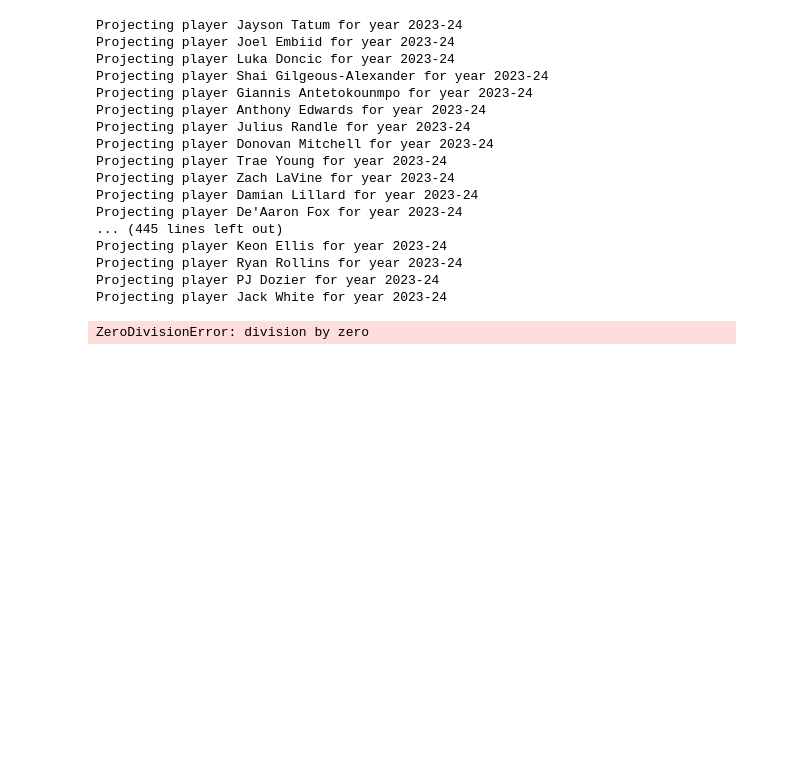
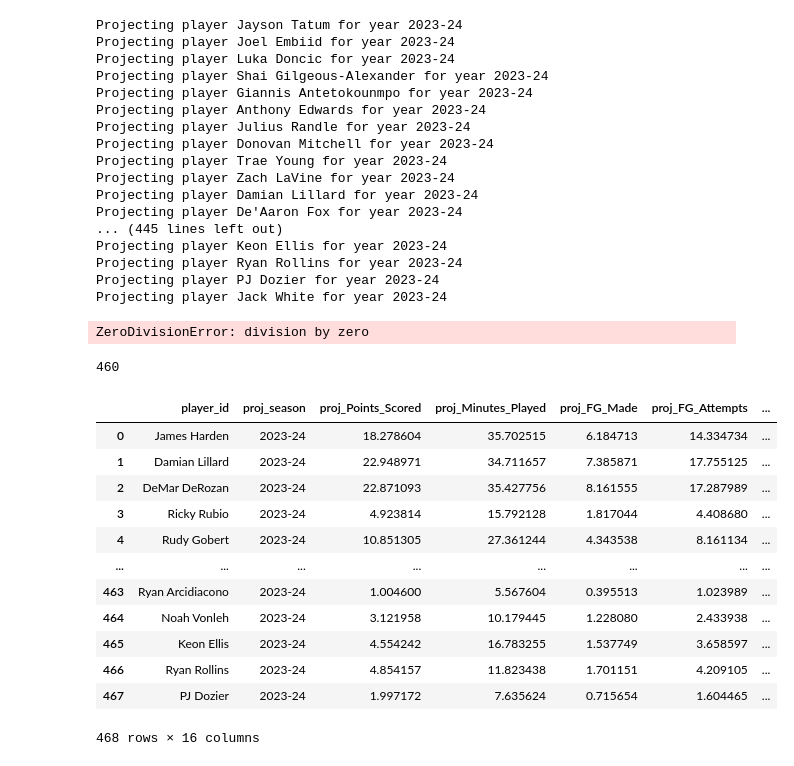
Before and after one commit to onat-the-wanderer/Knn-NBA-Fantasy-Model, a Jupyter notebook: Untitled.ipynb, the cells around one changed output. Drawn from its saved outputs; the diff is of its cells as text; code cells hidden in the pictures; blank space fills up the shorter version.

```diff
--- a/Untitled.ipynb
+++ b/Untitled.ipynb
@@ -1241,8 +1259,16 @@ players_2023=player_filter['Player'].tolist()
+# %%
+final_projections=[]
+# %%
+df_new=df_cleaned[df_cleaned.Year != '2023-24']
+df_new=df_new.dropna(how='any')
+min_gp = 10
+df_new = df_new[df_new['Games_Played'] > min_gp]
+df_new = df_new.groupby(['Year']).apply(vorp)
 # %%
-for baller_id in players_2023:
-    current_player_id = baller_id
+for baller in players_2023:
+    current_player = baller
     current_player_season = '2022-23'
-    projections = player_comparison_tool(df_norm, current_player_season, current_player_id)
+    projections = player_comparison_tool(df_new, current_player_season, current_player)
     if (projections == None):
         continue
     final_projections.append(projections)
@@ -1265,3 +1291,25 @@ Projecting player Ryan Rollins for year 2023-24
 Projecting player PJ Dozier for year 2023-24
 Projecting player Jack White for year 2023-24
 ZeroDivisionError: division by zero
+# %%
+len(final_projections)
+# %% [output]
+460
+# %%
+final_stat_df=pd.DataFrame(final_projections)
+# %%
+final_stat_df
+# %% [output]
+|  | player_id | proj_season | proj_Points_Scored | proj_Minutes_Played | proj_FG_Made | proj_FG_Attempts | ... |
+| 0 | James Harden | 2023-24 | 18.278604 | 35.702515 | 6.184713 | 14.334734 | ... |
+| 1 | Damian Lillard | 2023-24 | 22.948971 | 34.711657 | 7.385871 | 17.755125 | ... |
+| 2 | DeMar DeRozan | 2023-24 | 22.871093 | 35.427756 | 8.161555 | 17.287989 | ... |
+| 3 | Ricky Rubio | 2023-24 | 4.923814 | 15.792128 | 1.817044 | 4.408680 | ... |
+| 4 | Rudy Gobert | 2023-24 | 10.851305 | 27.361244 | 4.343538 | 8.161134 | ... |
+| ... | ... | ... | ... | ... | ... | ... | ... |
+| 463 | Ryan Arcidiacono | 2023-24 | 1.004600 | 5.567604 | 0.395513 | 1.023989 | ... |
+| 464 | Noah Vonleh | 2023-24 | 3.121958 | 10.179445 | 1.228080 | 2.433938 | ... |
+| 465 | Keon Ellis | 2023-24 | 4.554242 | 16.783255 | 1.537749 | 3.658597 | ... |
+| 466 | Ryan Rollins | 2023-24 | 4.854157 | 11.823438 | 1.701151 | 4.209105 | ... |
+| 467 | PJ Dozier | 2023-24 | 1.997172 | 7.635624 | 0.715654 | 1.604465 | ... |
+468 rows × 16 columns
```
Also changed, not shown: parts of 115 cells of this notebook, 2 other files.
